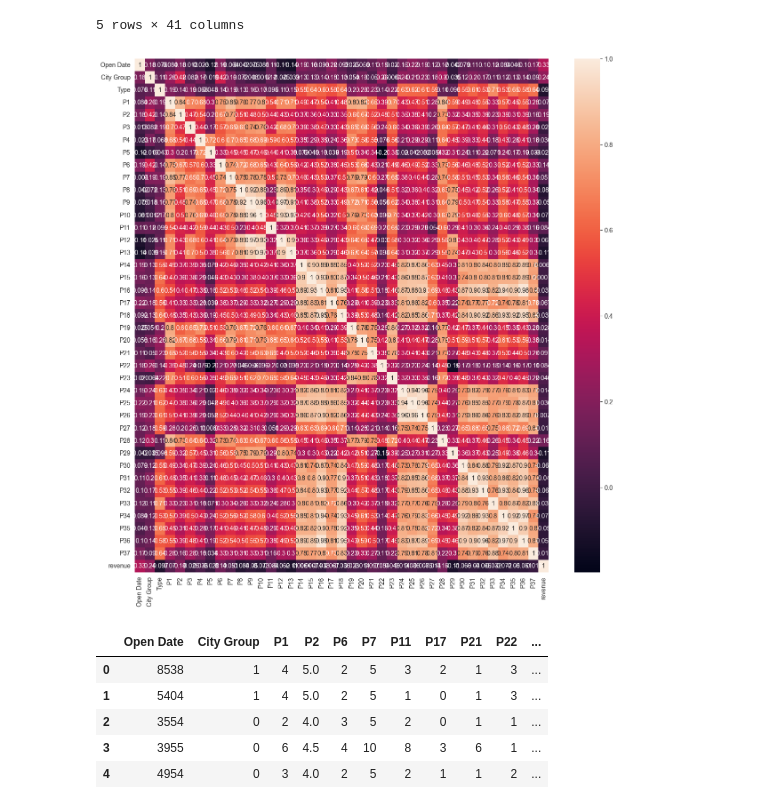
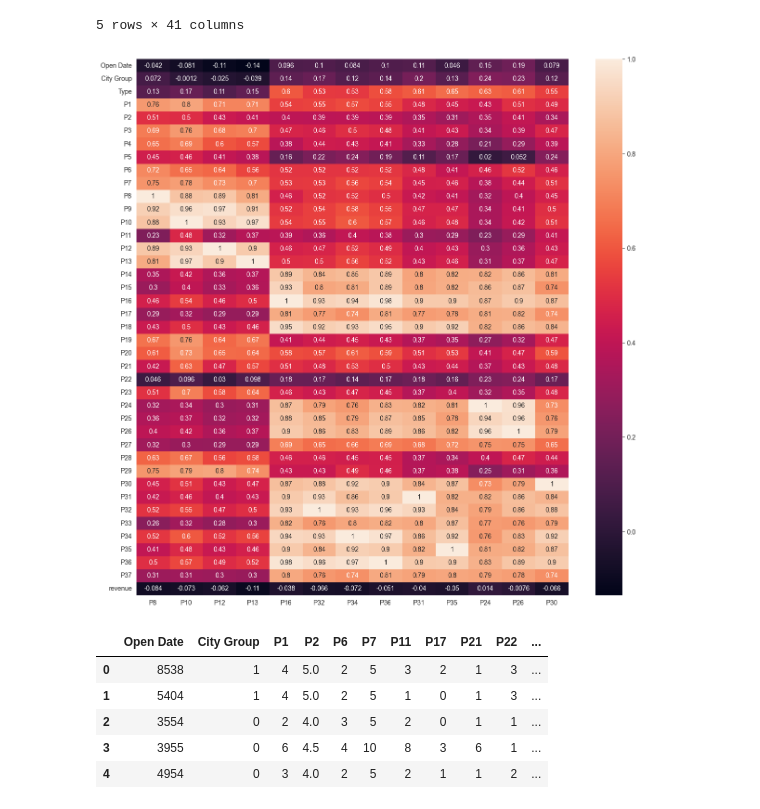
Before and after one commit to Zyblyuk/softarex_test_task, a Jupyter notebook: main.ipynb, the cells around one changed output. Drawn from its saved outputs; the diff is of its cells as text; code cells hidden in the pictures.

```diff
--- a/main.ipynb
+++ b/main.ipynb
@@ -53,10 +53,3 @@ dataset.head()
 | 3 | 3955 | 0 | 1 | 6 | 4.5 | 6.0 | 6.0 | 4 | 4 | 10 | ... |
 | 4 | 4954 | 0 | 1 | 3 | 4.0 | 3.0 | 4.0 | 2 | 2 | 5 | ... |
 5 rows × 41 columns
-# %%
-corr_matrix = dataset.corr()
-plt.figure(figsize=(15, 15))
-sn.heatmap(corr_matrix, annot=True)
-plt.show()
-# %% [output]
-[figure, removed]
@@ -72,6 +67,13 @@ for i in corr_matrix.columns.drop('revenue'):
                 drop.append(i) if i not in drop else 0
 
 dataset.drop(drop, axis=1, inplace=True)
+# %%
+plt.figure(figsize=(15, 15))
+sn.heatmap(corr_matrix[drop], annot=True)
+
+plt.show() # по оси х признаки, сильно коррелирующие между собой
+# %% [output]
+[figure, added]
 # %%
 largest = corr_matrix['revenue'][np.abs(corr_matrix['revenue'] > 0.05)].index
 largest = [i for i in largest if i not in drop]
```
Also changed, not shown: parts of 13 cells of this notebook.
